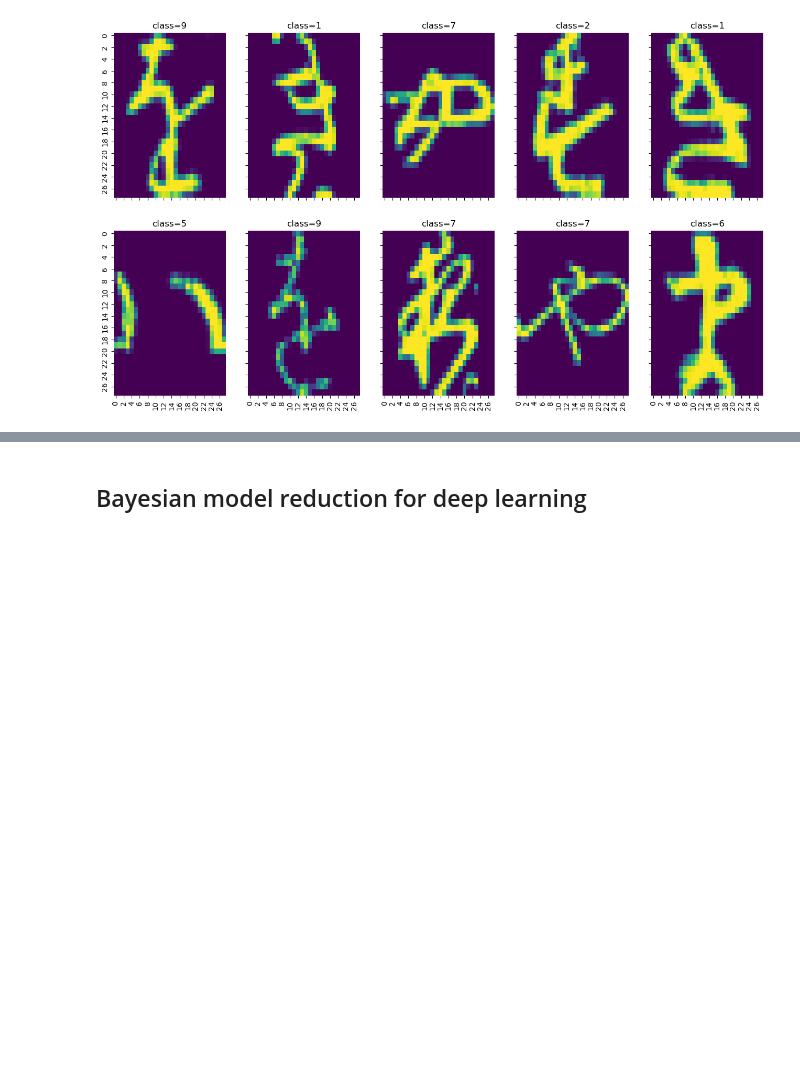
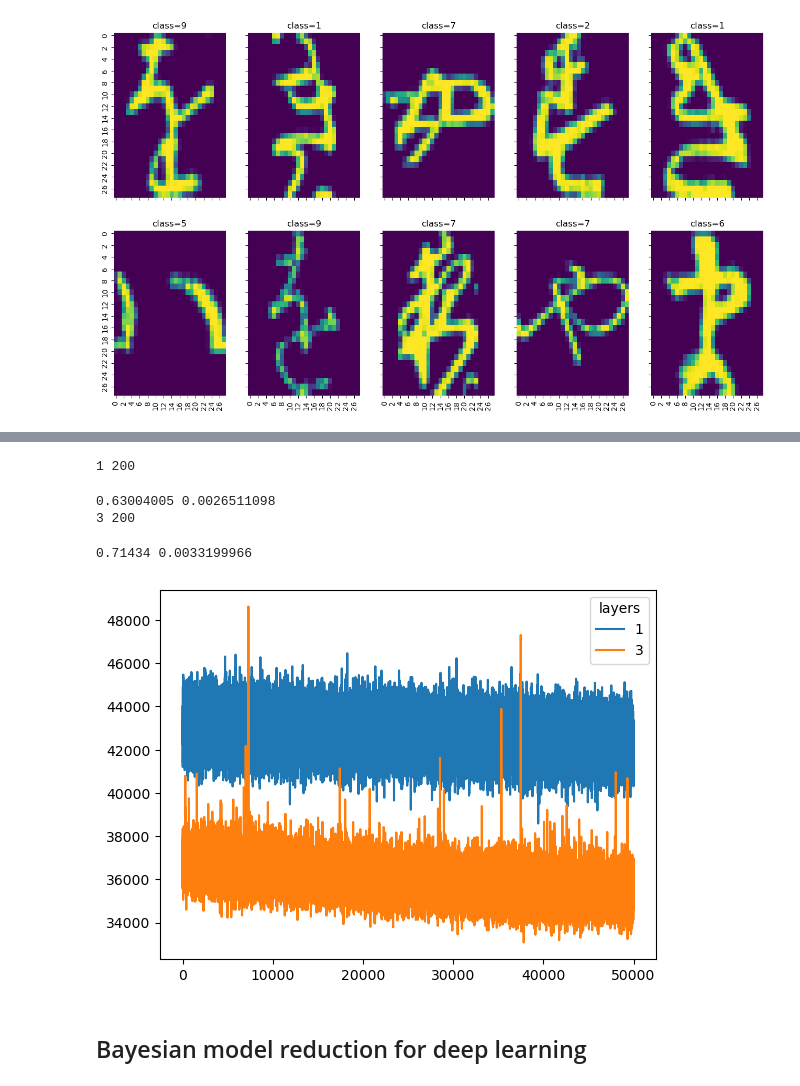
Before and after one commit to dimarkov/numpc, a Jupyter notebook: notebooks/bmr/bayes_neural_networks.ipynb, the cells around one changed output, grey strips where cells are left out. Saved outputs shown, nothing was run; the diff lists cells and outputs as text; code cells hidden in the pictures; blank space fills up the shorter version.

```diff
--- a/notebooks/bmr/bayes_neural_networks.ipynb
+++ b/notebooks/bmr/bayes_neural_networks.ipynb
@@ -338,44 +404,27 @@ plt.legend(title="layers");
-# %%
-rng_key = random.PRNGKey(0)
-guide = partial(ktied_mn_guide, 10)
-
-for nh in num_hn[-1:]:
-        for depth in range(1, 4, 2):
-                print(depth, nh)
-                rng_key, _rng_key = random.split(rng_key)
-                dense_net = eqx.nn.MLP(in_size, out_size=out_size, width_size=nh, depth=depth, activation=nn.swish, key=_rng_key)
-
-                optimizer = optax_to_numpyro(optax.chain(optax.adabelief(1e-3)))
-                svi = SVI(bayes_model, guide, optimizer, Trace_ELBO(num_particles=32))
-
-                rng_key, _rng_key = random.split(rng_key)
-                results = svi.run(_rng_key, 10000, dense_net, train_ds['image'], labels=train_ds['label'], subsample_size=1200);
-
-                rng_key, _rng_key = random.split(rng_key)
-                test_model(rng_key, bayes_model, results.params, dense_net, test_ds['image'], test_ds['label'], guide=guide, num_samples=10)
-
-                plt.plot(results.losses[-1000:], label=depth)
-
-plt.legend(title="layers");
 # %%
-rng_key = random.PRNGKey(0)
-guide = partial(lowrank_guide, 3)
+guide = partial(lowrank_guide, 2)
 
 for nh in num_hn[-1:]:
         for depth in range(1, 4, 2):
                 print(depth, nh)
                 rng_key, _rng_key = random.split(rng_key)
                 dense_net = eqx.nn.MLP(in_size, out_size=out_size, width_size=nh, depth=depth, activation=nn.swish, key=_rng_key)
 
-                optimizer = optax_to_numpyro(optax.chain(optax.adabelief(1e-3)))
-                svi = SVI(bayes_model, guide, optimizer, Trace_ELBO(num_particles=32))
+                optimizer = optax_to_numpyro(optax.adabelief(1e-3))
+                svi = SVI(bayes_model, guide, optimizer, Trace_ELBO(num_particles=10))
 
                 rng_key, _rng_key = random.split(rng_key)
-                results = svi.run(_rng_key, 10000, dense_net, train_ds['image'], labels=train_ds['label'], subsample_size=1200);
+                results = svi.run(_rng_key, 200000, dense_net, train_ds['image'], labels=train_ds['label'], subsample_size=512);
 
                 rng_key, _rng_key = random.split(rng_key)
                 test_model(rng_key, bayes_model, results.params, dense_net, test_ds['image'], test_ds['label'], guide=guide, num_samples=10)
 
-                plt.plot(results.losses[-1000:], label=depth)
+                plt.plot(results.losses[-50000:], label=depth)
 
 plt.legend(title="layers");
+# %% [output]
+1 200
+0.63004005 0.0026511098
+3 200
+0.71434 0.0033199966
+[figure, added]
```
Also changed, not shown: parts of 23 cells of this notebook, 2 other files.
